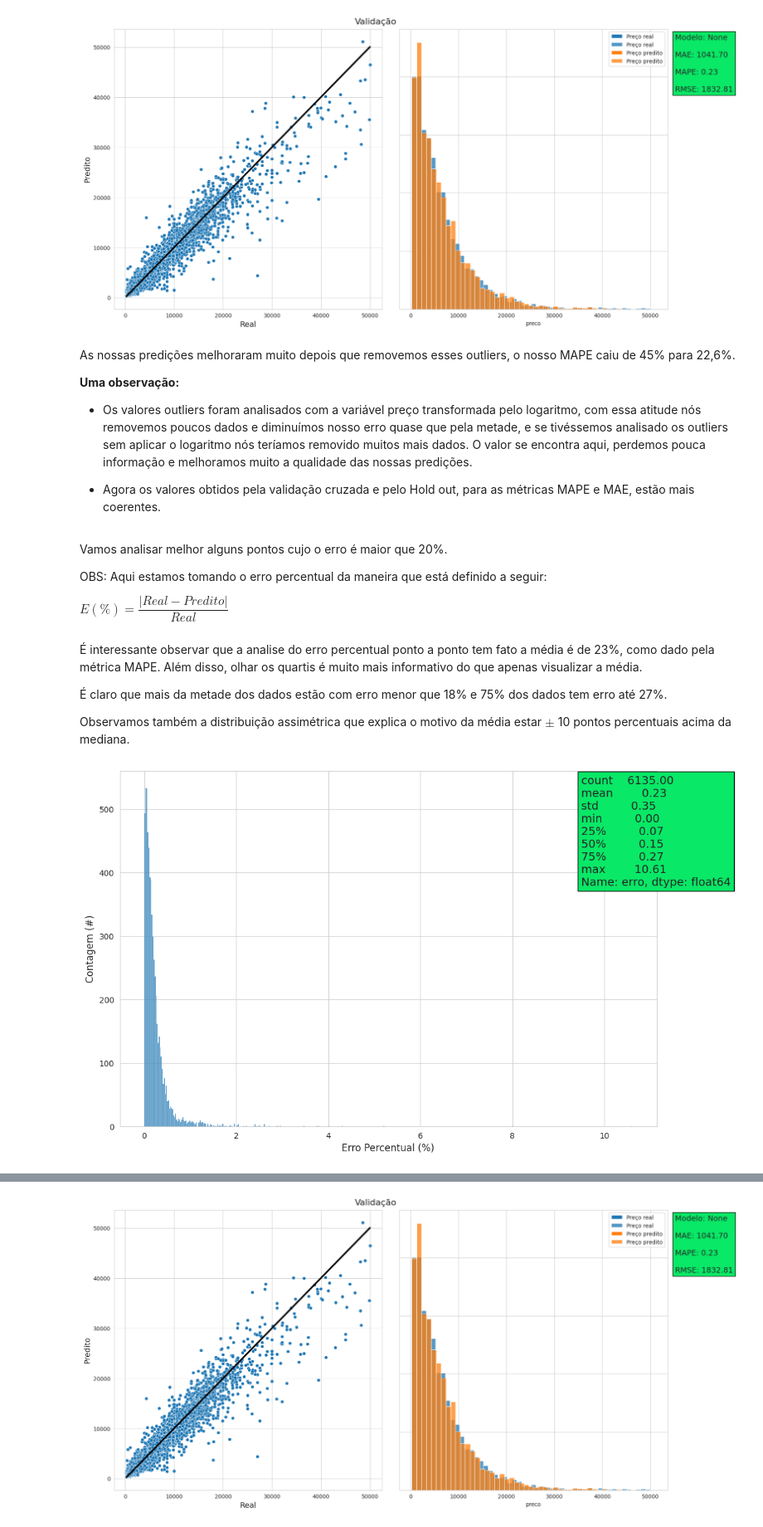
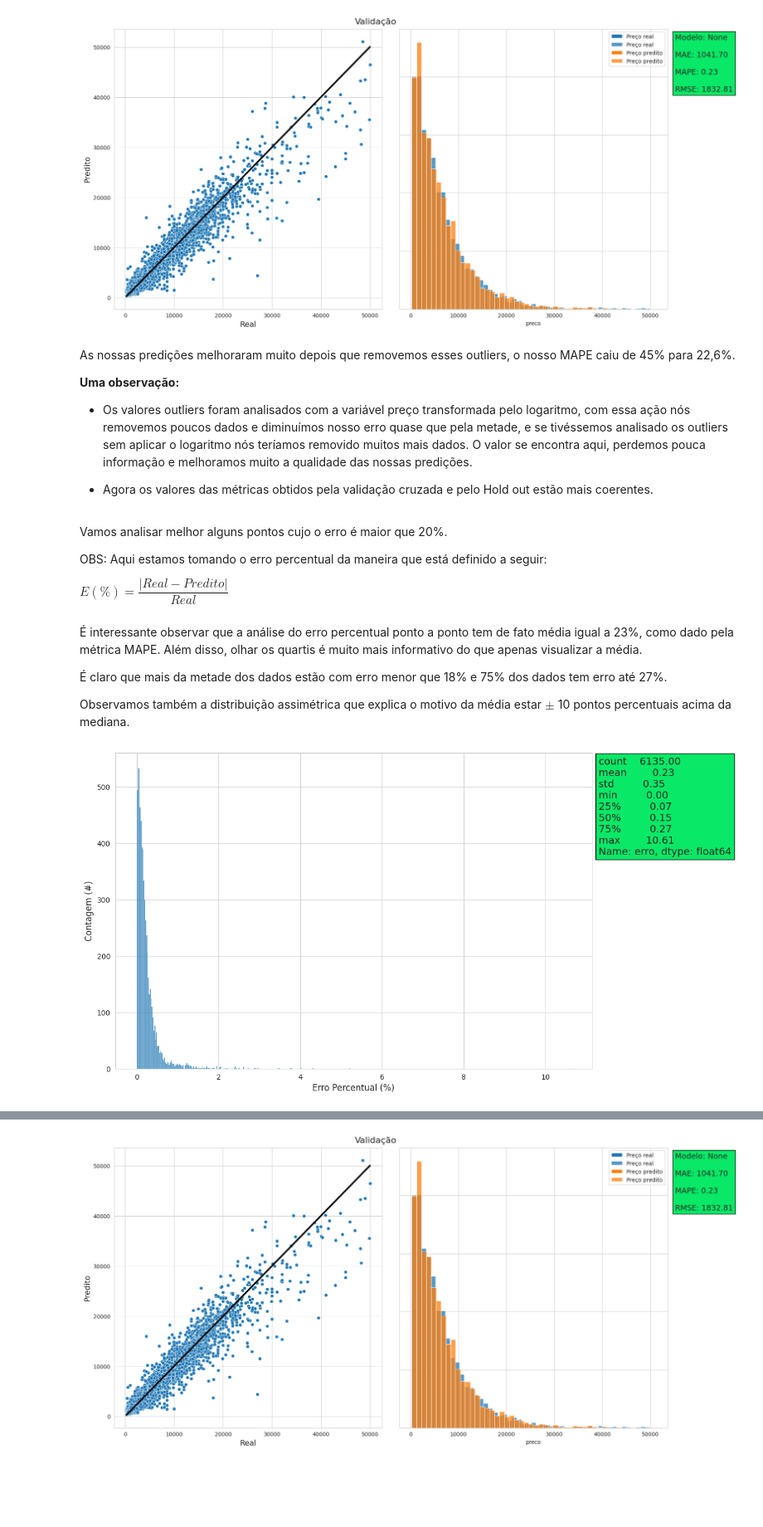
Before and after one commit to Alexandre-Esposte/portfolio_dados, a Jupyter notebook: regressão/Carros/modelagem.ipynb, the cells around one changed output, grey strips where cells are left out. Shown at 83% size. Saved outputs shown, nothing was run; the diff lists cells and outputs as text; code cells hidden in the pictures; blank space fills up the shorter version.

```diff
--- a/regressão/Carros/modelagem.ipynb
+++ b/regressão/Carros/modelagem.ipynb
@@ -280,9 +281,9 @@ As nossas predições melhoraram muito depois que removemos esses outliers, o no
 
 **Uma observação:**
 
-* Os valores outliers foram analisados com a variável preço transformada pelo logaritmo, com essa atitude nós removemos poucos dados e diminuímos nosso erro quase que pela metade, e se tivéssemos analisado os outliers sem aplicar o logaritmo nós teríamos removido muitos mais dados. O valor se encontra aqui, perdemos pouca informação e melhoramos muito a qualidade das nossas predições.
+* Os valores outliers foram analisados com a variável preço transformada pelo logaritmo, com essa ação nós removemos poucos dados e diminuímos nosso erro quase que pela metade, e se tivéssemos analisado os outliers sem aplicar o logaritmo nós teríamos removido muitos mais dados. O valor se encontra aqui, perdemos pouca informação e melhoramos muito a qualidade das nossas predições.
 
-*  Agora os valores obtidos pela validação cruzada e pelo Hold out, para as métricas MAPE e MAE, estão mais coerentes.
+*  Agora os valores das métricas obtidos pela validação cruzada e pelo Hold out estão mais coerentes.
 # %%
 car_train = without_outlier.copy()
 X_train = car_train.drop(columns=['preco'])
@@ -294,7 +295,7 @@ OBS: Aqui estamos tomando o erro percentual da maneira que está definido a segu
 
 $E(\%) = \dfrac{|Real - Predito|}{Real}$
 # %% [markdown]
-É interessante observar que a analise do erro percentual ponto a ponto tem fato a média é de 23\%, como dado pela métrica MAPE. Além disso, olhar os quartis é muito mais informativo do que apenas visualizar a média.
+É interessante observar que a análise do erro percentual ponto a ponto tem de fato média igual a 23\%, como dado pela métrica MAPE. Além disso, olhar os quartis é muito mais informativo do que apenas visualizar a média.
 
 É claro que mais da metade dos dados estão com erro menor que 18\% e 75\% dos dados tem erro até 27\%.
 
@@ -302,11 +303,11 @@ Observamos também a distribuição assimétrica que explica o motivo da média
 # %%
 plt.figure(figsize=(12,8))
 plt.ylabel("Contagem (#)",size=12)
 plt.xlabel('Erro Percentual (%)',size=12)
 sns.histplot(data=avaliacao,x='erro')
 
 texto = f"{round(avaliacao['erro'].describe(),2)}"
-plt.text(9.5,380,texto,size=14,bbox=dict(boxstyle='square',ec= (0,0,0), fc= (9/255, 232/255, 102/255)));
+plt.text(11.3,380,texto,size=14,bbox=dict(boxstyle='square',ec= (0,0,0), fc= (9/255, 232/255, 102/255)));
 # %% [output]
-[figure, old version]
+[figure, new version]
 # %% [markdown]
```
Also changed, not shown: parts of 12 cells of this notebook, 4 other files.
